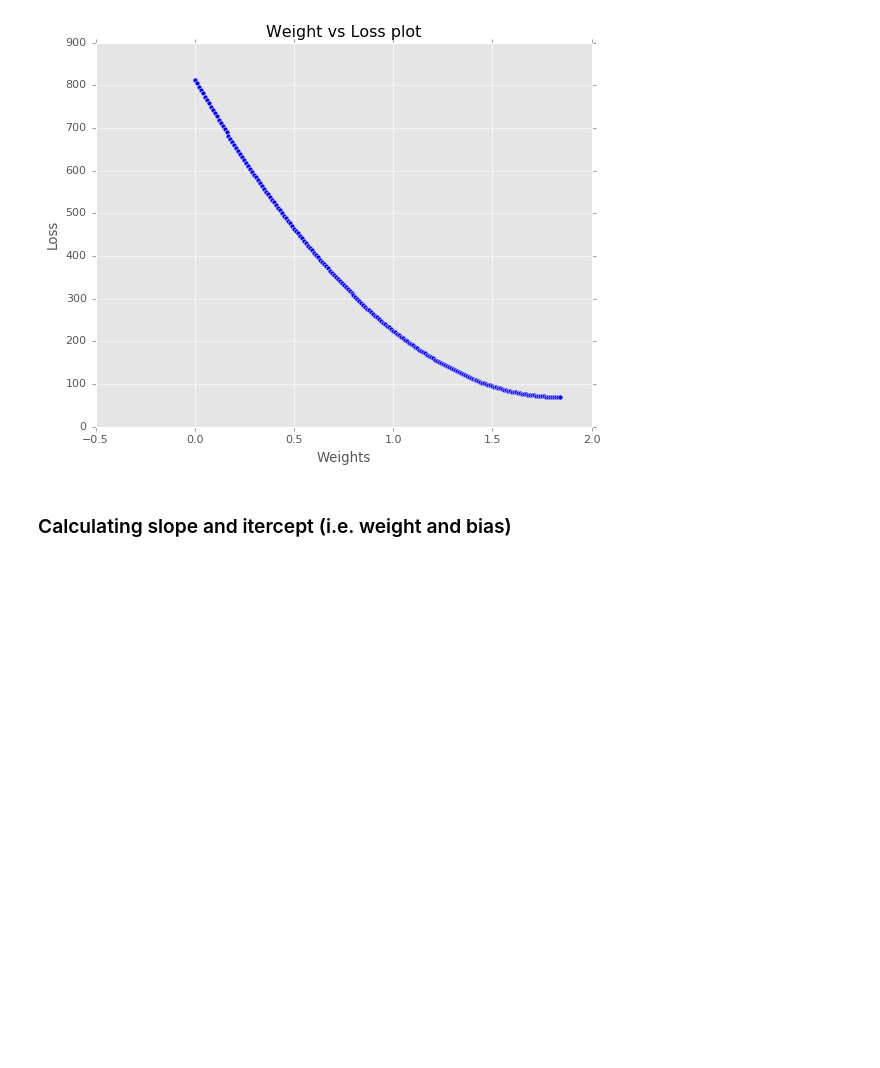
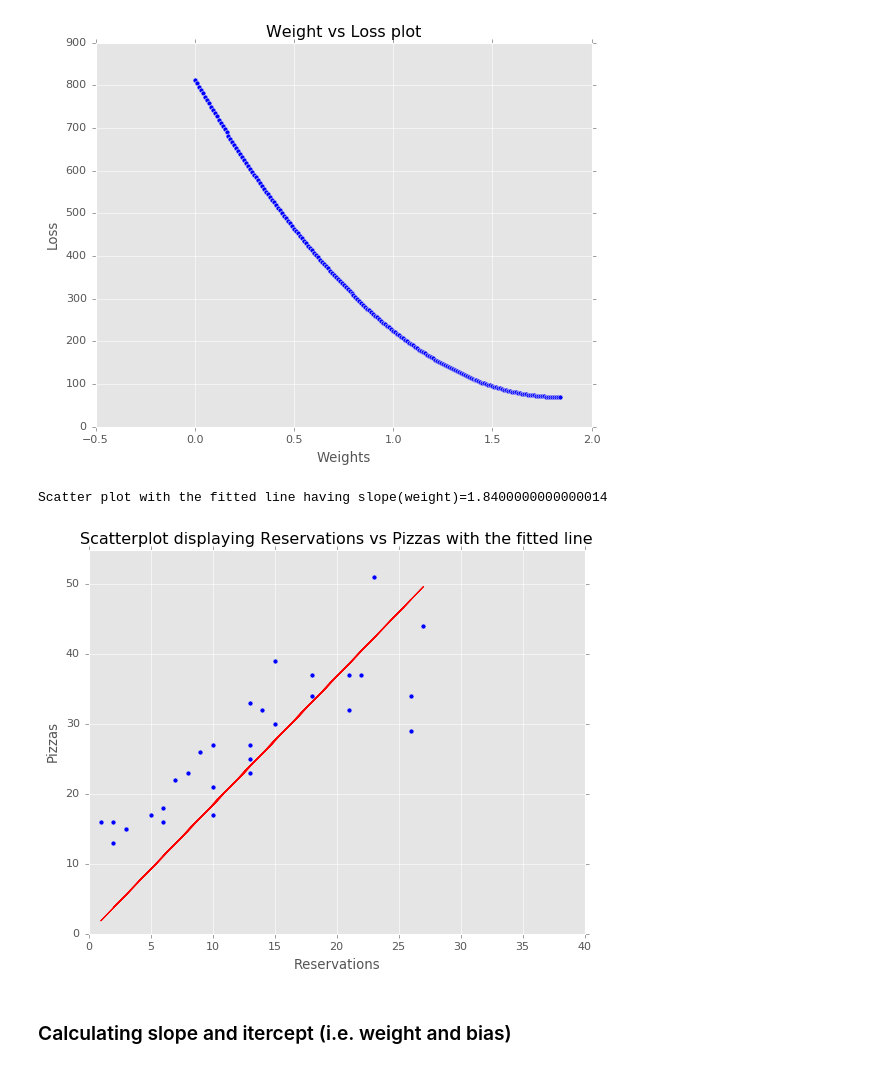
Before and after one commit to selfstarter39/ml_ds, a Jupyter notebook: exercises_from_books/programming_machine_learning/chap2_fitting_straight_line_through_points.ipynb, the cells around one changed output. Drawn from its saved outputs; the diff is of its cells as text; code cells hidden in the pictures; blank space fills up the shorter version.

```diff
--- a/exercises_from_books/programming_machine_learning/chap2_fitting_straight_line_through_points.ipynb
+++ b/exercises_from_books/programming_machine_learning/chap2_fitting_straight_line_through_points.ipynb
@@ -74,4 +76,16 @@ The weight obtained from the training phase is:  1.8400000000000014
 [figure]
+# %%
+print(f"Scatter plot with the fitted line having slope(weight)={wt}")
+plt.scatter(X,y)
+plt.axis([0, 40, 0, 55])
+plt.plot(X, predict(X, 1.840), linewidth=1.0, color="red")
+plt.xlabel("Reservations")
+plt.ylabel("Pizzas")
+plt.title("Scatterplot displaying Reservations vs Pizzas with the fitted line")
+plt.show()
+# %% [output]
+Scatter plot with the fitted line having slope(weight)=1.8400000000000014
+[figure, added]
 # %% [markdown]
 ### Calculating slope and itercept (i.e. weight and bias)
 # %%
```
Also changed, not shown: parts of 5 cells of this notebook.
